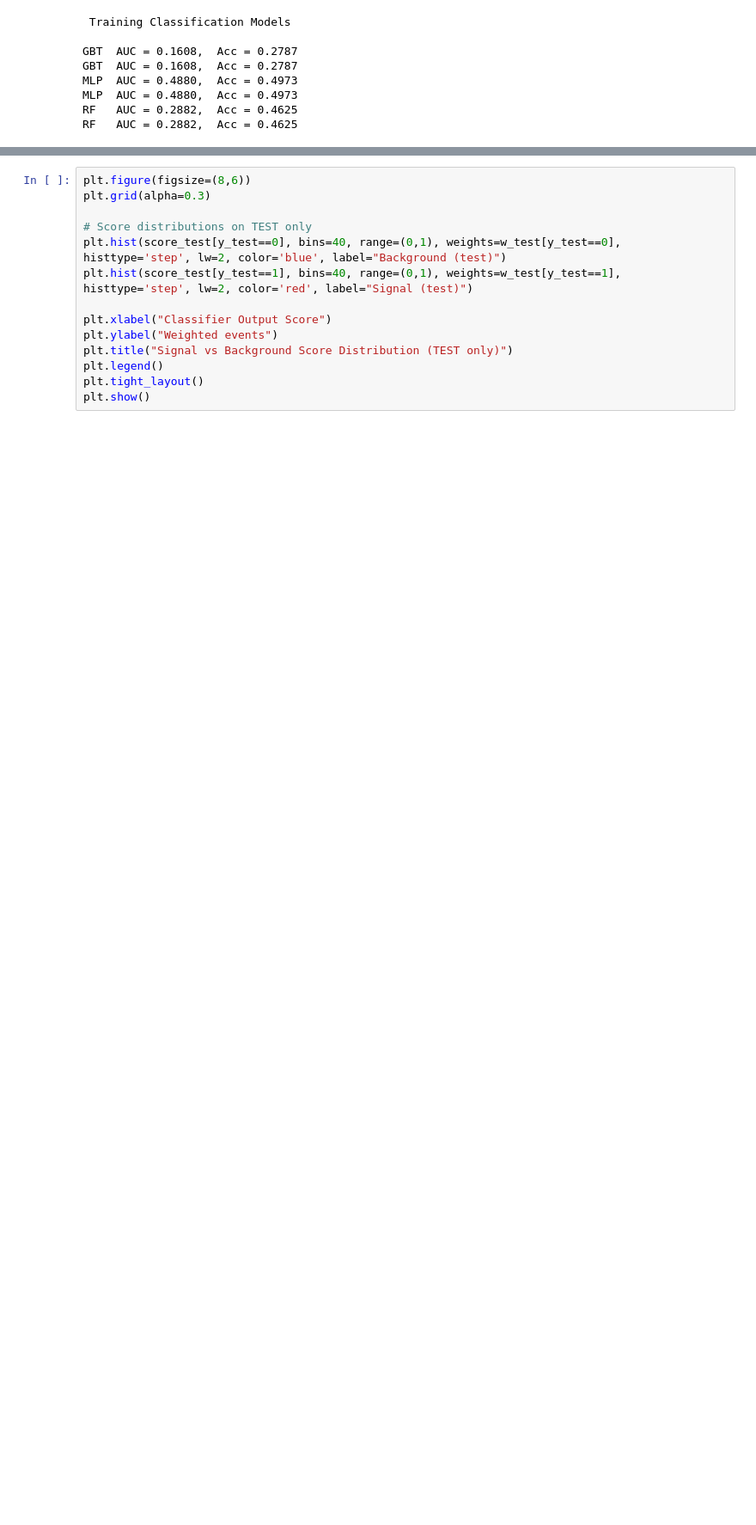
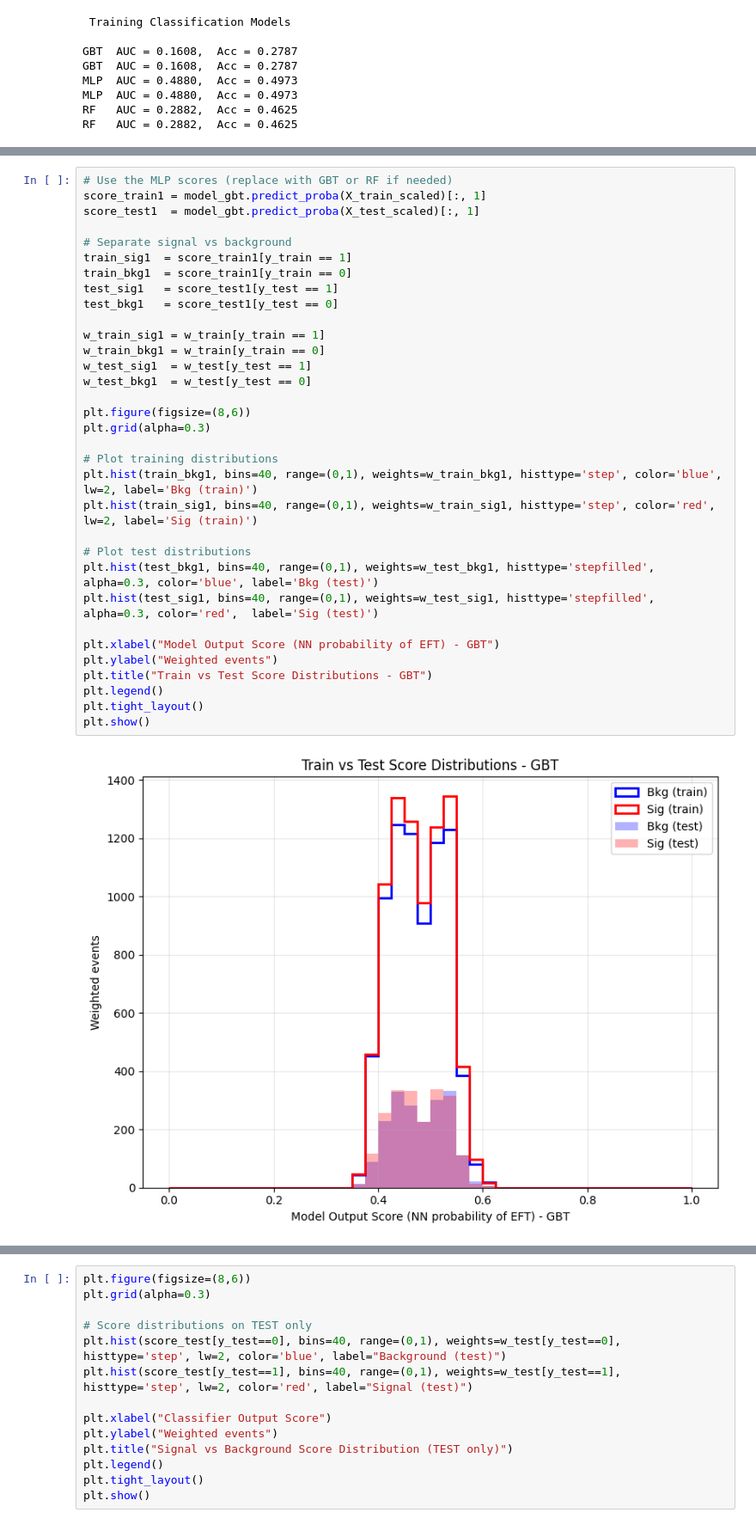
Before and after one commit to John-Aremu/SM-vs-EFT-simulation-analysis, a Jupyter notebook: SMEFT Analysis.ipynb, the cells around one changed output, grey strips where cells are left out. Shown at 86% size. Drawn from its saved outputs; the diff is of its cells as text; blank space fills up the shorter version.

```diff
--- a/SMEFT Analysis.ipynb
+++ b/SMEFT Analysis.ipynb
@@ -747,0 +800,35 @@ plt.show()
+# %%
+# Use the MLP scores (replace with GBT or RF if needed)
+score_train1 = model_gbt.predict_proba(X_train_scaled)[:, 1]
+score_test1  = model_gbt.predict_proba(X_test_scaled)[:, 1]
+
+# Separate signal vs background
+train_sig1  = score_train1[y_train == 1]
+train_bkg1  = score_train1[y_train == 0]
+test_sig1   = score_test1[y_test == 1]
+test_bkg1   = score_test1[y_test == 0]
+
+w_train_sig1 = w_train[y_train == 1]
+w_train_bkg1 = w_train[y_train == 0]
+w_test_sig1  = w_test[y_test == 1]
+w_test_bkg1  = w_test[y_test == 0]
+
+plt.figure(figsize=(8,6))
+plt.grid(alpha=0.3)
+
+# Plot training distributions
+plt.hist(train_bkg1, bins=40, range=(0,1), weights=w_train_bkg1, histtype='step', color='blue',  lw=2, label='Bkg (train)')
+plt.hist(train_sig1, bins=40, range=(0,1), weights=w_train_sig1, histtype='step', color='red',   lw=2, label='Sig (train)')
+
+# Plot test distributions
+plt.hist(test_bkg1, bins=40, range=(0,1), weights=w_test_bkg1, histtype='stepfilled', alpha=0.3, color='blue', label='Bkg (test)')
+plt.hist(test_sig1, bins=40, range=(0,1), weights=w_test_sig1, histtype='stepfilled', alpha=0.3, color='red',  label='Sig (test)')
+
+plt.xlabel("Model Output Score (NN probability of EFT) - GBT")
+plt.ylabel("Weighted events")
+plt.title("Train vs Test Score Distributions - GBT")
+plt.legend()
+plt.tight_layout()
+plt.show()
+# %% [output]
+[figure, added]
```
Also changed, not shown: parts of 12 cells of this notebook.
